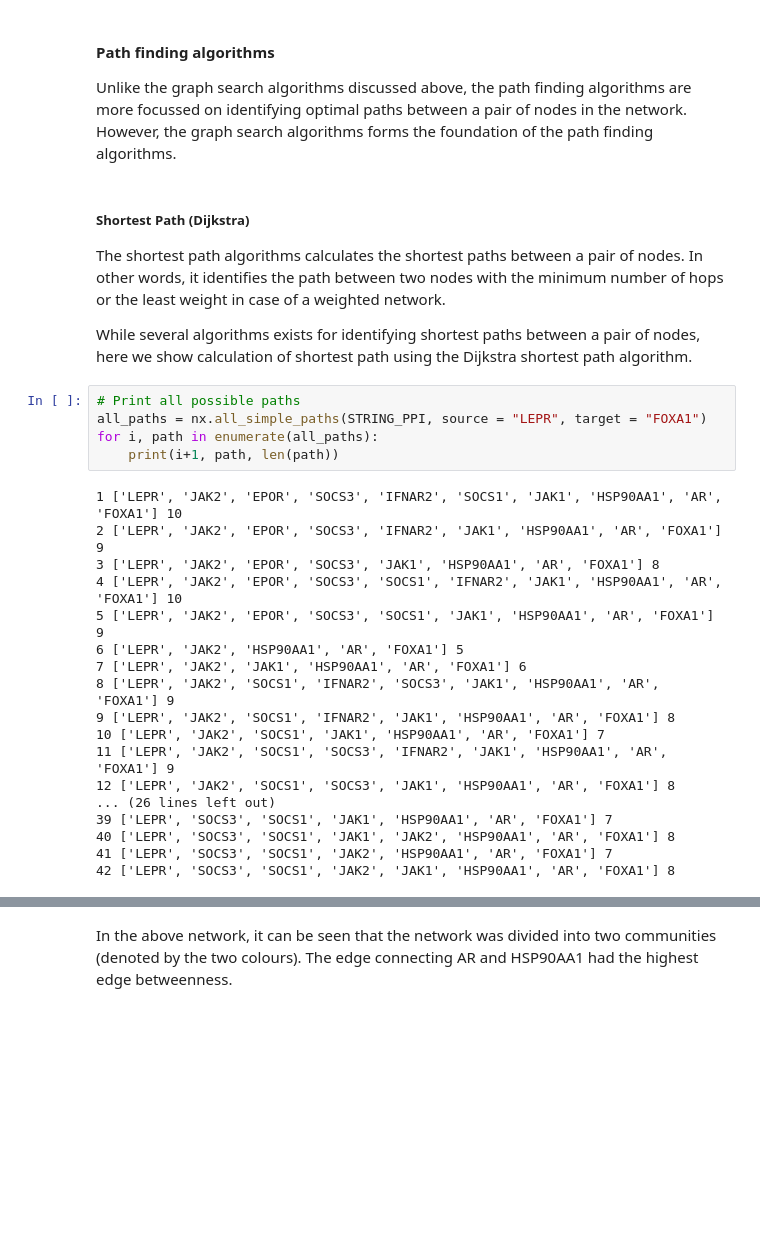
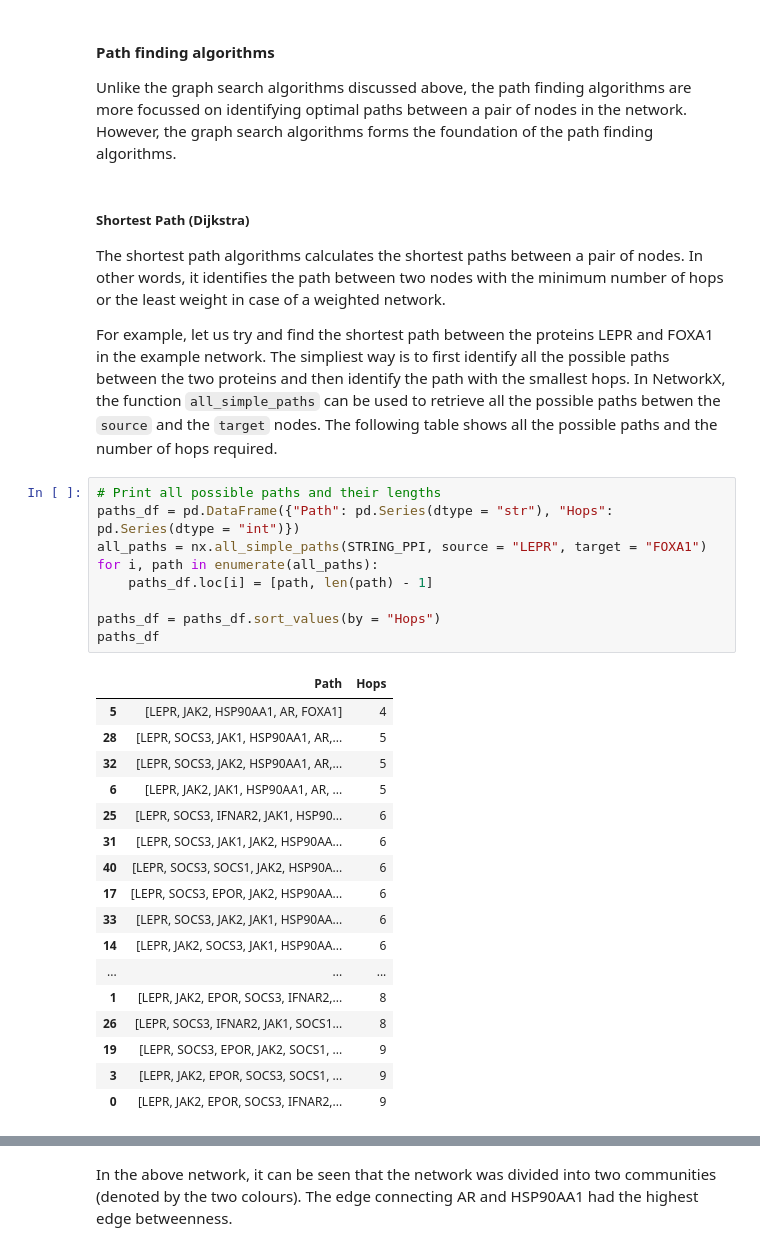
Before and after one commit to UEFBiomedicalInformaticsLab/NetBio_Summer_2023, a Jupyter notebook: 2_Network_Data_Mining.ipynb, the cells around one changed output, grey strips where cells are left out. Drawn from its saved outputs; the diff is of its cells as text; blank space fills up the shorter version.

```diff
--- a/2_Network_Data_Mining.ipynb
+++ b/2_Network_Data_Mining.ipynb
@@ -85,27 +86,31 @@ Unlike the graph search algorithms discussed above, the path finding algorithms
 ##### Shortest Path (Dijkstra)
 The shortest path algorithms calculates the shortest paths between a pair of nodes. In other words, it identifies the path between two nodes with the minimum number of hops or the least weight in case of a weighted network.
 
-While several algorithms exists for identifying shortest paths between a pair of nodes, here we show calculation of shortest path using the Dijkstra shortest path algorithm.
+For example, let us try and find the shortest path between the proteins LEPR and FOXA1 in the example network. The simpliest way is to first identify all the possible paths between the two proteins and then identify the path with the smallest hops. In NetworkX, the function <code>all_simple_paths</code> can be used to retrieve all the possible paths betwen the <code>source</code> and the <code>target</code> nodes. The following table shows all the possible paths and the number of hops required.
 # %%
-# Print all possible paths
+# Print all possible paths and their lengths
+paths_df = pd.DataFrame({"Path": pd.Series(dtype = "str"), "Hops": pd.Series(dtype = "int")})
 all_paths = nx.all_simple_paths(STRING_PPI, source = "LEPR", target = "FOXA1")
 for i, path in enumerate(all_paths):
-    print(i+1, path, len(path))
+    paths_df.loc[i] = [path, len(path) - 1]
+
+paths_df = paths_df.sort_values(by = "Hops")
+paths_df
 # %% [output]
-1 ['LEPR', 'JAK2', 'EPOR', 'SOCS3', 'IFNAR2', 'SOCS1', 'JAK1', 'HSP90AA1', 'AR', 'FOXA1'] 10
-2 ['LEPR', 'JAK2', 'EPOR', 'SOCS3', 'IFNAR2', 'JAK1', 'HSP90AA1', 'AR', 'FOXA1'] 9
-3 ['LEPR', 'JAK2', 'EPOR', 'SOCS3', 'JAK1', 'HSP90AA1', 'AR', 'FOXA1'] 8
-4 ['LEPR', 'JAK2', 'EPOR', 'SOCS3', 'SOCS1', 'IFNAR2', 'JAK1', 'HSP90AA1', 'AR', 'FOXA1'] 10
-5 ['LEPR', 'JAK2', 'EPOR', 'SOCS3', 'SOCS1', 'JAK1', 'HSP90AA1', 'AR', 'FOXA1'] 9
-6 ['LEPR', 'JAK2', 'HSP90AA1', 'AR', 'FOXA1'] 5
-7 ['LEPR', 'JAK2', 'JAK1', 'HSP90AA1', 'AR', 'FOXA1'] 6
-8 ['LEPR', 'JAK2', 'SOCS1', 'IFNAR2', 'SOCS3', 'JAK1', 'HSP90AA1', 'AR', 'FOXA1'] 9
-9 ['LEPR', 'JAK2', 'SOCS1', 'IFNAR2', 'JAK1', 'HSP90AA1', 'AR', 'FOXA1'] 8
-10 ['LEPR', 'JAK2', 'SOCS1', 'JAK1', 'HSP90AA1', 'AR', 'FOXA1'] 7
-11 ['LEPR', 'JAK2', 'SOCS1', 'SOCS3', 'IFNAR2', 'JAK1', 'HSP90AA1', 'AR', 'FOXA1'] 9
-12 ['LEPR', 'JAK2', 'SOCS1', 'SOCS3', 'JAK1', 'HSP90AA1', 'AR', 'FOXA1'] 8
-... (26 lines left out)
-39 ['LEPR', 'SOCS3', 'SOCS1', 'JAK1', 'HSP90AA1', 'AR', 'FOXA1'] 7
-40 ['LEPR', 'SOCS3', 'SOCS1', 'JAK1', 'JAK2', 'HSP90AA1', 'AR', 'FOXA1'] 8
-41 ['LEPR', 'SOCS3', 'SOCS1', 'JAK2', 'HSP90AA1', 'AR', 'FOXA1'] 7
-42 ['LEPR', 'SOCS3', 'SOCS1', 'JAK2', 'JAK1', 'HSP90AA1', 'AR', 'FOXA1'] 8
+|  | Path | Hops |
+| 5 | [LEPR, JAK2, HSP90AA1, AR, FOXA1] | 4 |
+| 28 | [LEPR, SOCS3, JAK1, HSP90AA1, AR,... | 5 |
+| 32 | [LEPR, SOCS3, JAK2, HSP90AA1, AR,... | 5 |
+| 6 | [LEPR, JAK2, JAK1, HSP90AA1, AR, ... | 5 |
+| 25 | [LEPR, SOCS3, IFNAR2, JAK1, HSP90... | 6 |
+| 31 | [LEPR, SOCS3, JAK1, JAK2, HSP90AA... | 6 |
+| 40 | [LEPR, SOCS3, SOCS1, JAK2, HSP90A... | 6 |
+| 17 | [LEPR, SOCS3, EPOR, JAK2, HSP90AA... | 6 |
+| 33 | [LEPR, SOCS3, JAK2, JAK1, HSP90AA... | 6 |
+| 14 | [LEPR, JAK2, SOCS3, JAK1, HSP90AA... | 6 |
+| ... | ... | ... |
+| 1 | [LEPR, JAK2, EPOR, SOCS3, IFNAR2,... | 8 |
+| 26 | [LEPR, SOCS3, IFNAR2, JAK1, SOCS1... | 8 |
+| 19 | [LEPR, SOCS3, EPOR, JAK2, SOCS1, ... | 9 |
+| 3 | [LEPR, JAK2, EPOR, SOCS3, SOCS1, ... | 9 |
+| 0 | [LEPR, JAK2, EPOR, SOCS3, IFNAR2,... | 9 |
```
Also changed, not shown: parts of 20 cells of this notebook, 4 other files.
